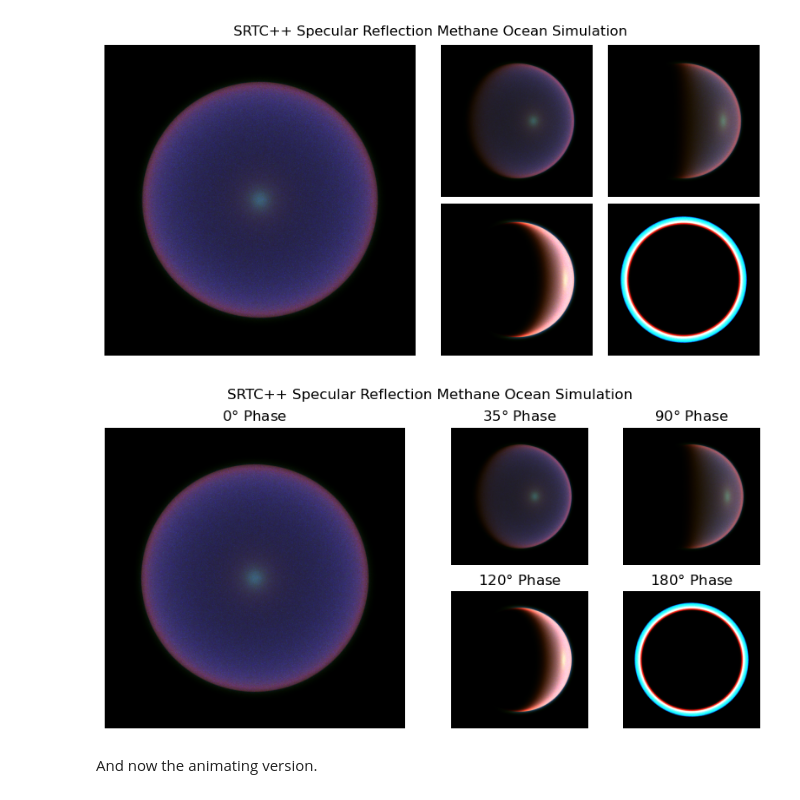
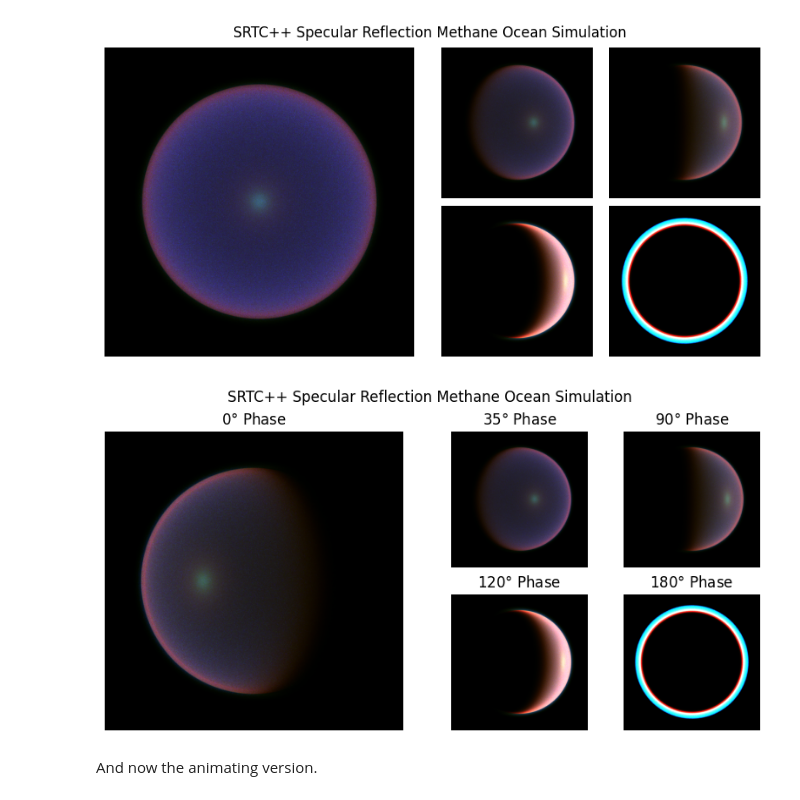
Before and after one commit to GMBlackjack/GMsNotes, a Jupyter notebook: MY PAPERS/LaTeX - Validating a Titan Atmosphere Model Simulation with Specular Reflection Against Known Methane Lakes/FigureCreator.ipynb, the cells around one changed output. Saved outputs shown, nothing was run; the diff lists cells and outputs as text; code cells hidden in the pictures.

```diff
--- a/MY PAPERS/LaTeX - Validating a Titan Atmosphere Model Simulation with Specular Reflection Against Known Methane Lakes/FigureCreator.ipynb
+++ b/MY PAPERS/LaTeX - Validating a Titan Atmosphere Model Simulation with Specular Reflection Against Known Methane Lakes/FigureCreator.ipynb
@@ -403,35 +403,35 @@ figL, figR = fig.subfigures(1,2,width_ratios=[1,1])
 axL = figL.subplots()
 axR = figR.subplots(2,2)
 
-img1=mpimg.imread(r"C:\Users\deran\Desktop\AnimationFiles\SpecularTC2\SpecSim000.tif")
+img1=mpimg.imread(r"C:\Users\deran\Desktop\AnimationFiles\SpecularTC2\SpecSim305.tif")
 img2=mpimg.imread(r"C:\Users\deran\Desktop\AnimationFiles\SpecularTC2\SpecSim035.tif")
 img3=mpimg.imread(r"C:\Users\deran\Desktop\AnimationFiles\SpecularTC2\SpecSim090.tif")
 img4=mpimg.imread(r"C:\Users\deran\Desktop\AnimationFiles\SpecularTC2\SpecSim120.tif")
 img5=mpimg.imread(r"C:\Users\deran\Desktop\AnimationFiles\SpecularTC2\SpecSim180.tif")
 
 axL.imshow(ndimage.rotate(img1,90))
 axR[0][0].imshow(ndimage.rotate(img2,90))
 axR[0][1].imshow(ndimage.rotate(img3,90))
 axR[1][0].imshow(ndimage.rotate(img4,90))
 axR[1][1].imshow(ndimage.rotate(img5,90))
 
 axL.set_title("0$\degree$ Phase")
 axR[0][0].set_title("35$\degree$ Phase")
 axR[0][1].set_title("90$\degree$ Phase")
 axR[1][0].set_title("120$\degree$ Phase")
 axR[1][1].set_title("180$\degree$ Phase")
 
 axL.axis('off') #remove border and ticks.
 axR[0][0].axis('off')
 axR[0][1].axis('off')
 axR[1][0].axis('off')
 axR[1][1].axis('off')
 
 plt.savefig("SpecularSimTitled.pdf", format="pdf", bbox_inches='tight')
 
 plt.show()
 # %% [output]
-[figure, old version]
+[figure, new version]
 # %% [markdown]
 And now the animating version.
 # %%
```
Also changed, not shown: parts of 4 cells of this notebook, 11 other files.
